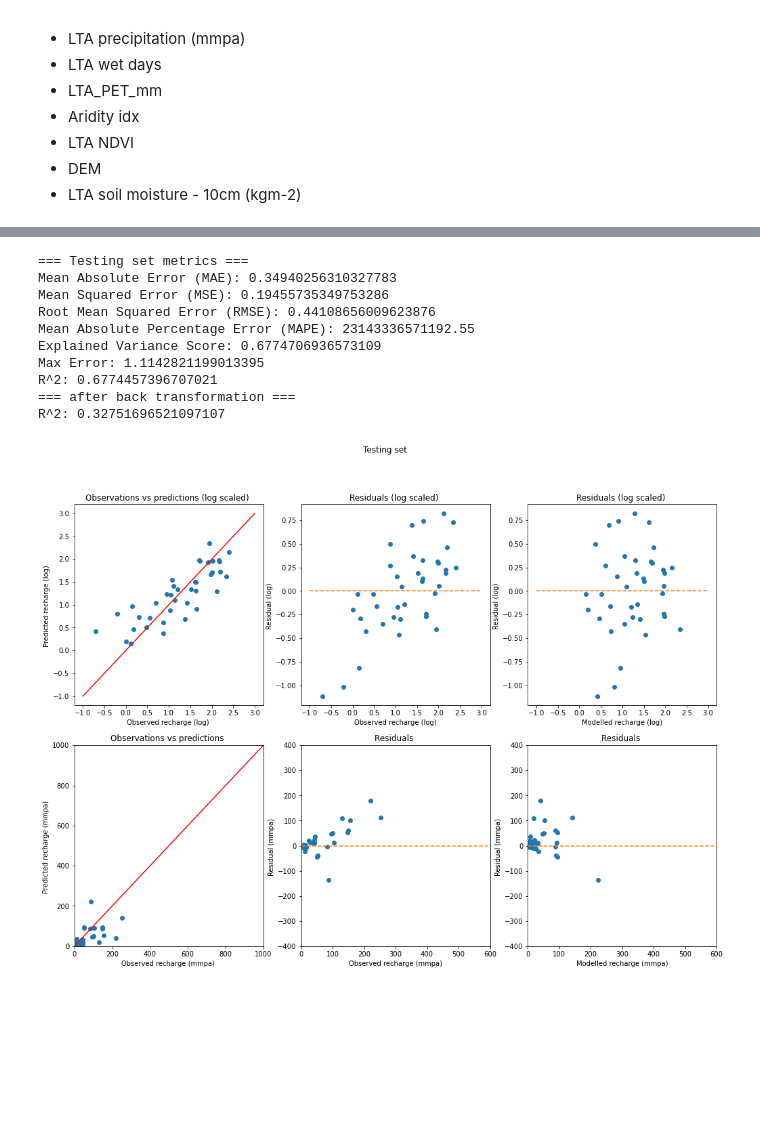
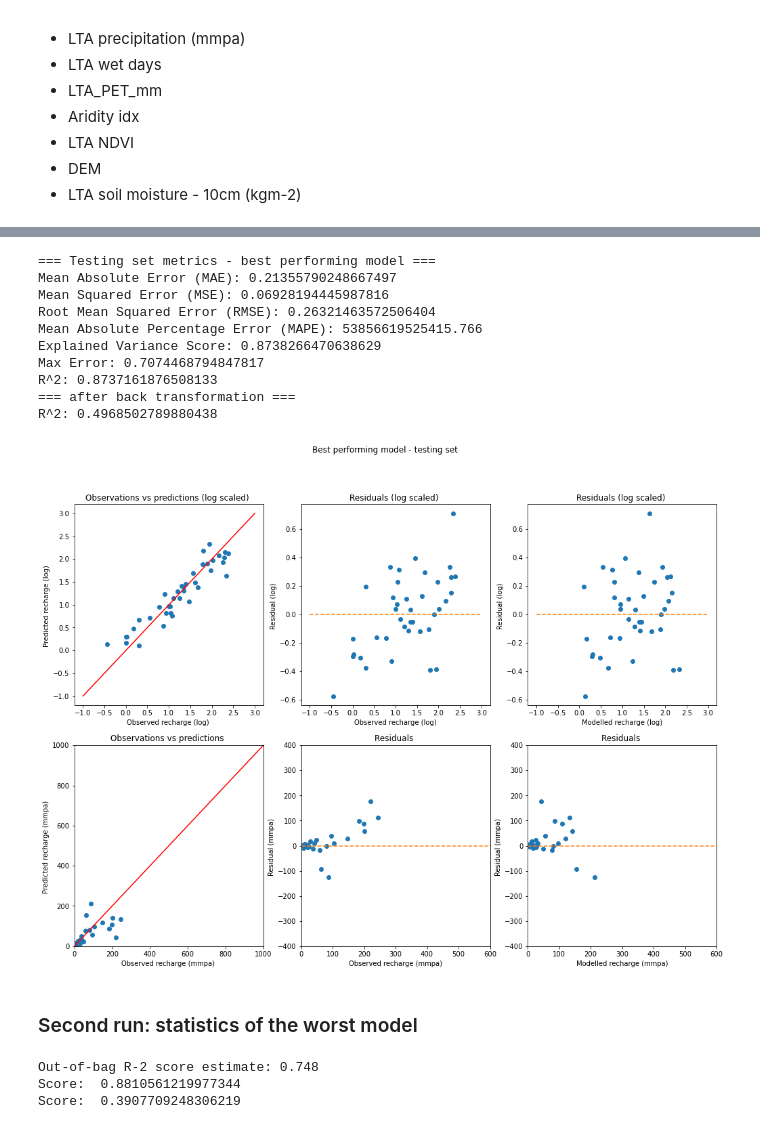
Before and after one commit to pazolka/rf-groundwater-recharge-africa, a Jupyter notebook: Pred_importance_analysis.ipynb, the cells around one changed output, grey strips where cells are left out. Saved outputs shown, nothing was run; the diff lists cells and outputs as text; code cells hidden in the pictures; blank space fills up the shorter version.

```diff
--- a/Pred_importance_analysis.ipynb
+++ b/Pred_importance_analysis.ipynb
@@ -821,18 +1051,24 @@ Fitting 3 folds for each of 100 candidates, totalling 300 fits
 # %%
+# collect all importances, R2 and oob values to calculate the average over 100 models
 importances = []
-best_model2 = None
-avg_model = None
-avg_train_features2, avg_test_features2, avg_train_labels2, avg_test_labels2 = None, None, None, None
-
-best_r2 = 0
-best_importances = None
-best_train_features2, best_test_features2, best_train_labels2, best_test_labels2 = None, None, None, None
-best_rmse = 300
 train_r2=[]
 train_r2_untransf = []
 test_r2_untransf = []
 test_r2=[]
 oobs=[]
+
+# find the best model based on the lowest RMSE
+best_model2 = None
+best_r2 = 0
+best_importances = None
+best_train_features2, best_test_features2, best_train_labels2, best_test_labels2 = None, None, None, None
+best_rmse = 300
+
+# find the worst model based on the highest RMSE
+worst_r2 = 100
+worst_model2 = None
+worst_train_features2, worst_test_features2, worst_train_labels2, worst_test_labels2 = None, None, None, None
+worst_rmse = 0
 
 #params = {'n_estimators': 2000}
 params = {'n_estimators': 2000,
@@ -868,13 +1104,15 @@ for i in range(0,100):
     current_rmse = metrics.mean_squared_error(10**test_labels, 10**predictions, squared=False)
     print(f"current rmse {current_rmse}")
     if current_r2>best_r2:
-        if (avg_model == None and current_r2 > 0.5 and current_r2 < 0.60 ):
-            avg_model = rf
-            avg_train_features2, avg_test_features2, avg_train_labels2, avg_test_labels2 = train_features, test_features, train_labels, test_labels
+        best_r2 = current_r2
         best_rmse = current_rmse
         best_model2 = rf
         best_importances = rf.feature_importances_
         best_train_features2, best_test_features2, best_train_labels2, best_test_labels2 = train_features, test_features, train_labels, test_labels
-
+    if current_r2<worst_r2:
+        worst_r2 = current_r2
+        worst_rmse = current_rmse
+        worst_model2 = rf
+        worst_train_features2, worst_test_features2, worst_train_labels2, worst_test_labels2 = train_features, test_features, train_labels, test_labels
     importances.append(rf.feature_importances_)
 # %% [output]
@@ -1110,5 +1374,5 @@ fig.savefig('Graphics/res_training_2.jpg')
 # %%
-print('=== Testing set metrics ===')
+print('=== Testing set metrics - best performing model ===')
 print('Mean Absolute Error (MAE):', metrics.mean_absolute_error(best_test_labels2, best_predictions2))
 print('Mean Squared Error (MSE):', metrics.mean_squared_error(best_test_labels2, best_predictions2))
 print('Root Mean Squared Error (RMSE):', metrics.mean_squared_error(best_test_labels2, best_predictions2, squared=False))
@@ -1120,19 +1384,19 @@ print('R^2:', metrics.r2_score(best_test_labels2, best_predictions2))
 print('=== after back transformation ===')
 print('R^2:', metrics.r2_score(10**best_test_labels2, 10**best_predictions2))
 # %% [output]
-=== Testing set metrics ===
-Mean Absolute Error (MAE): 0.34940256310327783
-Mean Squared Error (MSE): 0.19455735349753286
-Root Mean Squared Error (RMSE): 0.44108656009623876
-Mean Absolute Percentage Error (MAPE): 23143336571192.55
-Explained Variance Score: 0.6774706936573109
-Max Error: 1.1142821199013395
-R^2: 0.6774457396707021
+=== Testing set metrics - best performing model ===
+Mean Absolute Error (MAE): 0.21355790248667497
+Mean Squared Error (MSE): 0.06928194445987816
+Root Mean Squared Error (RMSE): 0.26321463572506404
+Mean Absolute Percentage Error (MAPE): 53856619525415.766
+Explained Variance Score: 0.8738266470638629
+Max Error: 0.7074468794847817
+R^2: 0.8737161876508133
 === after back transformation ===
-R^2: 0.32751696521097107
+R^2: 0.4968502789880438
 # %%
 fig, axs = plt.subplots(2,3,figsize=(17,12))
-fig.suptitle('Testing set')
+fig.suptitle('Best performing model - testing set')
 axs = axs.flatten()
 
 axs[0].scatter(best_test_labels2, best_predictions2)
@@ -1168,32 +1432,42 @@ axs[3].plot(range(0,1000), range(0,1000), 'r')
 axs[3].set_title('Observations vs predictions ')
 axs[3].set_xlabel('Observed recharge (mmpa) ')
 axs[3].set_ylabel('Predicted recharge (mmpa) ')
 axs[3].set_xlim([0,1000])
 axs[3].set_ylim([0,1000])
 
 axs[4].plot(10**best_test_labels2, 10**best_test_labels2 - 10**best_predictions2,marker='o',linestyle='')
 axs[4].plot(range(0,1000), np.zeros((1000,)), '--')
 axs[4].set_title('Residuals ')
 axs[4].set_xlabel('Observed recharge (mmpa)')
 axs[4].set_ylabel('Residual (mmpa) ')
 axs[4].set_xlim([0,600])
 axs[4].set_ylim([-400,400])
 
 axs[5].plot(10**best_predictions2, 10**best_test_labels2 - 10**best_predictions2,marker='o',linestyle='')
 axs[5].plot(range(0,1000), np.zeros((1000,)), '--')
 axs[5].set_title('Residuals ')
 axs[5].set_xlabel('Modelled recharge (mmpa)')
 axs[5].set_ylabel('Residual (mmpa) ')
 axs[5].set_xlim([0,600])
 axs[5].set_ylim([-400,400])
 
 # n_bins = 10
 # axs[2].hist(test_labels, bins=n_bins)
 # axs[2].set_title('Distribution of observed recharge in the testing set (scaled) ')
 # axs[2].set_xlabel('Observed recharge (log10) ')
 # axs[2].set_ylabel('Number of observations')
 # axs[2].set_xlim([-1,3])
 
-fig.savefig('Graphics/res_testing_2.jpg')
+fig.savefig('Graphics/res_testing_2_best.jpg')
 # %% [output]
-[figure, old version]
+[figure, new version]
+# %% [markdown]
+### Second run: statistics of the worst model
+# %%
+print(f'Out-of-bag R-2 score estimate: {worst_model2.oob_score_:>5.3}')
+print('Score: ', worst_model2.score(worst_train_features2[:,important_indices], worst_train_labels2))
+print('Score: ', worst_model2.score(worst_test_features2[:,important_indices], worst_test_labels2))
+# %% [output]
+Out-of-bag R-2 score estimate: 0.748
+Score:  0.8810561219977344
+Score:  0.3907709248306219
```
Also changed, not shown: parts of 33 cells of this notebook, 23 other files.
